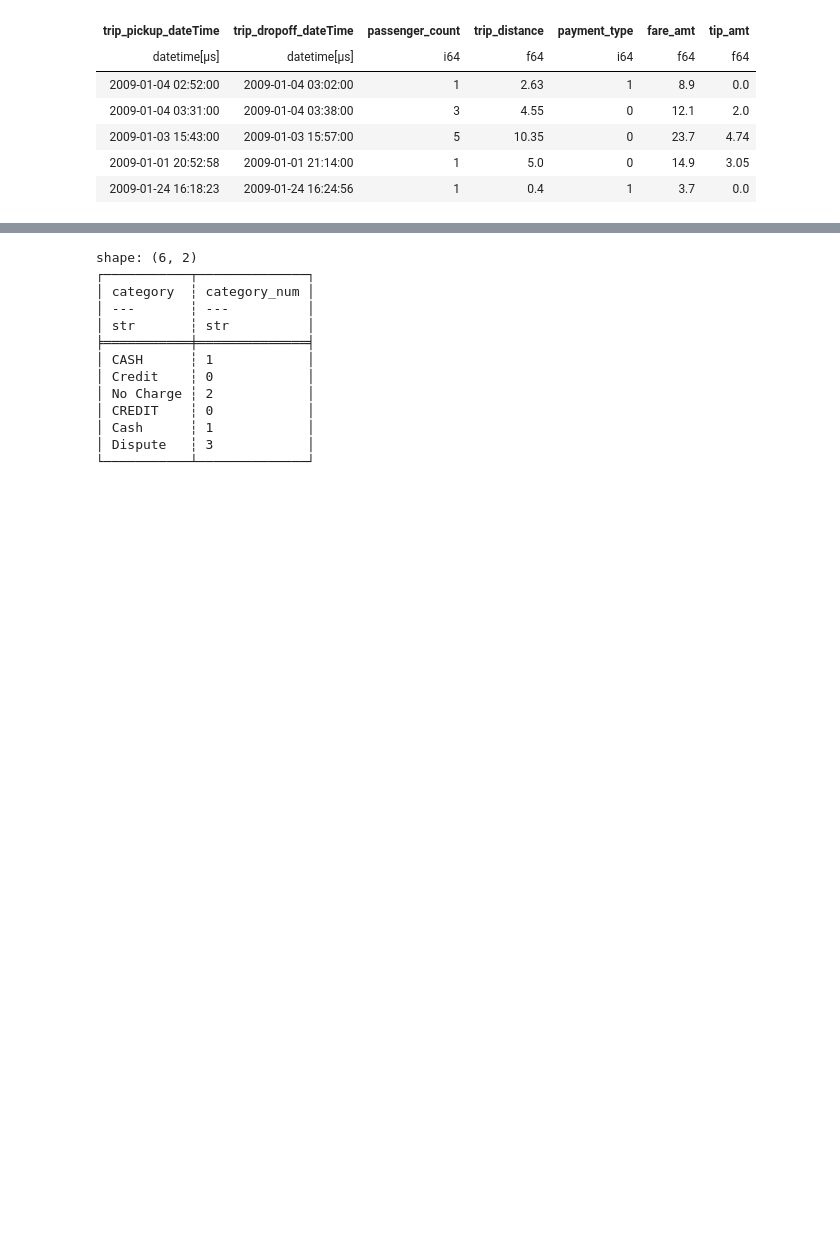
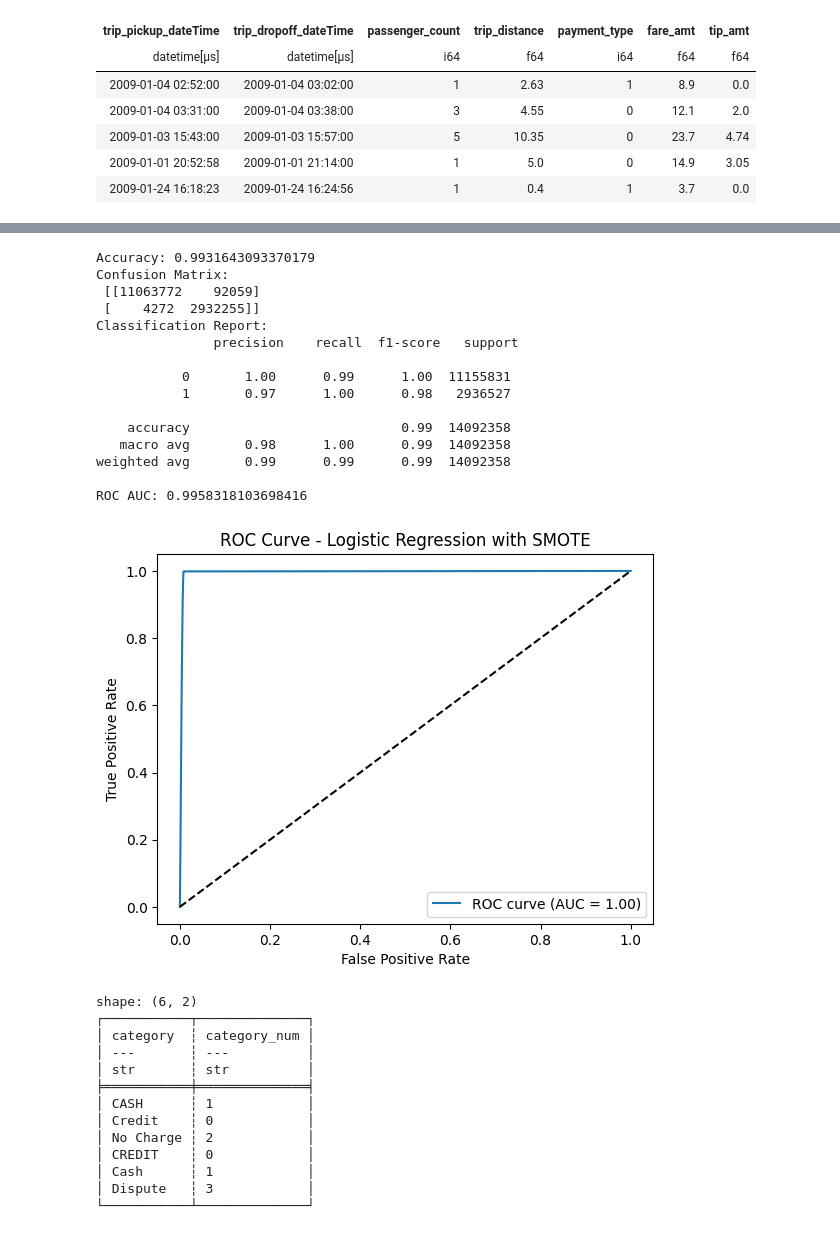
Before and after one commit to imdwipayana/Battlefield, a Jupyter notebook: python project/Yellow Taxi January 2009/yellow taxi january 2009.ipynb, the cells around one changed output, grey strips where cells are left out. Cells and saved outputs as stored; diff of their text form; code cells hidden in the pictures; blank space fills up the shorter version.

```diff
--- a/python project/Yellow Taxi January 2009/yellow taxi january 2009.ipynb
+++ b/python project/Yellow Taxi January 2009/yellow taxi january 2009.ipynb
@@ -94,0 +184,6 @@ data_jan_2009 = data_jan_2009.with_columns(
+# %%
+#y = data_jan_2009['tip_or_no']
+#X = data_jan_2009.drop(['tip_or_no'])
+
+y = data_jan_2009.select('tip_or_no').to_numpy().ravel().astype(int)
+X = data_jan_2009.drop(['tip_or_no']).to_numpy()
@@ -94,0 +216,71 @@ data_jan_2009 = data_jan_2009.with_columns(
+# %%
+import numpy as np
+from sklearn.datasets import make_classification
+from sklearn.model_selection import StratifiedKFold, cross_val_predict
+from sklearn.linear_model import LogisticRegression
+from sklearn.preprocessing import StandardScaler
+from sklearn.metrics import (
+    accuracy_score, confusion_matrix, classification_report,
+    roc_auc_score, roc_curve
+)
+from imblearn.over_sampling import SMOTE
+from imblearn.pipeline import Pipeline
+import matplotlib.pyplot as plt
+
+# --- 1. Example data (replace with your own X, y)
+#X, y = make_classification(
+#    n_samples=2000, n_features=10, n_informative=5, n_redundant=2,
+#    weights=[0.9, 0.1], random_state=42
+#)
+
+# --- 2. Build pipeline: SMOTE -> Scaling -> Logistic Regression
+model = Pipeline(steps=[
+    ('smote', SMOTE(random_state=42)),
+    ('scaler', StandardScaler()),
+    ('logreg', LogisticRegression(solver='liblinear', random_state=42))
+])
+
+# --- 3. Cross-validation (Stratified K-Fold preserves class balance)
+cv = StratifiedKFold(n_splits=5, shuffle=True, random_state=42)
+
+# Use cross_val_predict to get out-of-fold predictions
+y_pred = cross_val_predict(model, X, y, cv=cv, method='predict')
+y_proba = cross_val_predict(model, X, y, cv=cv, method='predict_proba')[:, 1]
+
+# --- 4. Metrics
+acc = accuracy_score(y, y_pred)
+cm = confusion_matrix(y, y_pred)
+roc_auc = roc_auc_score(y, y_proba)
+
+print("Accuracy:", acc)
+print("Confusion Matrix:\n", cm)
+print("Classification Report:\n", classification_report(y, y_pred))
+print("ROC AUC:", roc_auc)
+
+# --- 5. ROC curve plot
+fpr, tpr, thresholds = roc_curve(y, y_proba)
+
+plt.plot(fpr, tpr, label=f"ROC curve (AUC = {roc_auc:.2f})")
+plt.plot([0,1], [0,1], 'k--')
+plt.xlabel('False Positive Rate')
+plt.ylabel('True Positive Rate')
+plt.title('ROC Curve - Logistic Regression with SMOTE')
+plt.legend()
+plt.show()
+# %% [output]
+Accuracy: 0.9931643093370179
+Confusion Matrix:
+ [[11063772    92059]
+ [    4272  2932255]]
+Classification Report:
+               precision    recall  f1-score   support
+
+           0       1.00      0.99      1.00  11155831
+           1       0.97      1.00      0.98   2936527
+
+    accuracy                           0.99  14092358
+   macro avg       0.98      1.00      0.99  14092358
+weighted avg       0.99      0.99      0.99  14092358
+
+ROC AUC: 0.9958318103698416
+[figure, added]
```
Also changed, not shown: parts of 17 cells of this notebook.
